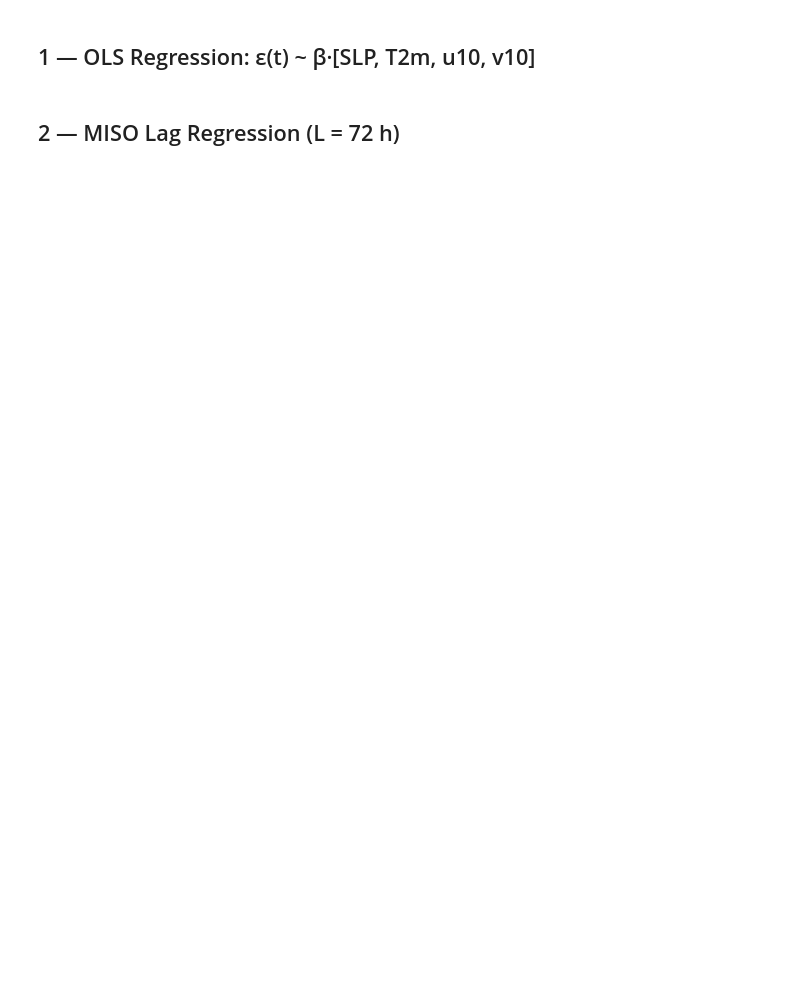
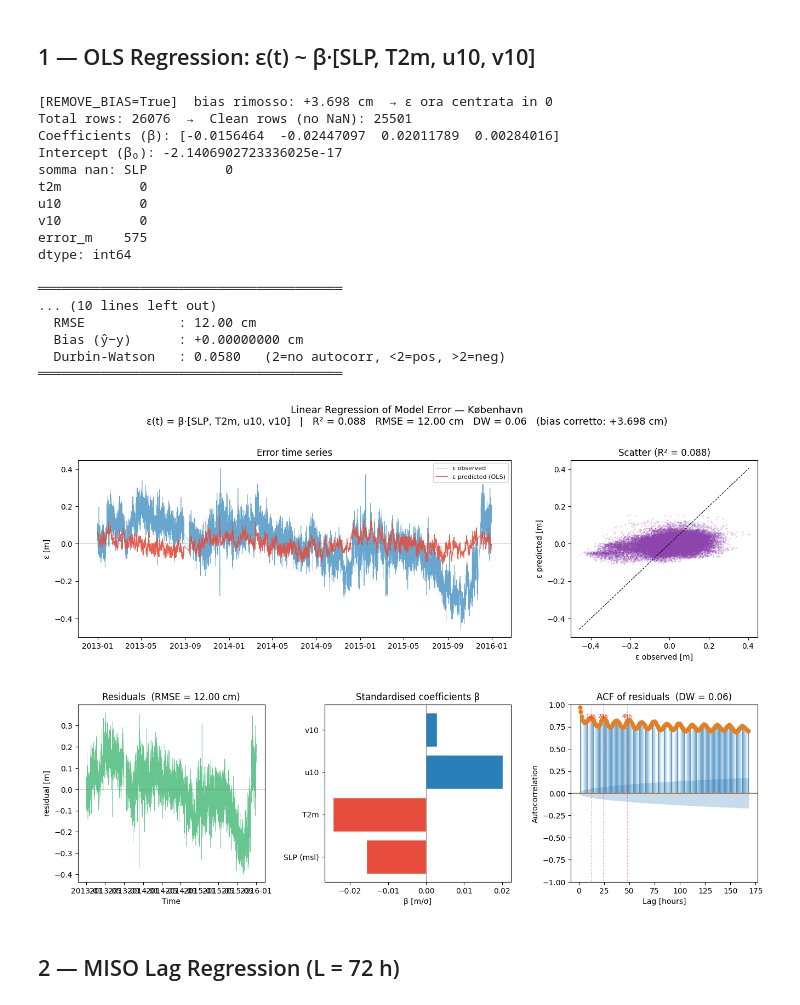
Before and after one commit to caroniico/Master-tesi, a Jupyter notebook: Regression methods.ipynb, the cells around one changed output. Cells and saved outputs as stored; diff of their text form; code cells hidden in the pictures; blank space fills up the shorter version.

```diff
--- a/Regression methods.ipynb
+++ b/Regression methods.ipynb
@@ -2,5 +3,6 @@
 ## 1 — OLS Regression: ε(t) ~ β·[SLP, T2m, u10, v10]
 # %%
+
 import numpy as np
 import pandas as pd
 import matplotlib.pyplot as plt
@@ -10,25 +12,41 @@ from sklearn.preprocessing import StandardScaler
 from statsmodels.graphics.tsaplots import plot_acf
 from statsmodels.stats.stattools import durbin_watson
 
+# ════════════════════════════════════════════════════════════════════════
+#  USER PARAMETERS — OLS
+# ════════════════════════════════════════════════════════════════════════
+REMOVE_BIAS = True   # True  → sottrae la media temporale di (Model − TG)
+                     #          calcolata sul periodo 2013-2015 prima della regressione
+                     # False → usa ε grezza (Model − TG_obs) senza correzione
+# ════════════════════════════════════════════════════════════════════════
+
 # ── Load København ──────────────────────────────────────────────────────
 df = pd.read_parquet(
-    "/home/nicaro/Python_project/data/per_station/station_30336_Kobenhavn.parquet"
+    "/Users/nicolocaron/Desktop/MASTER PROJECT/data/per_station/station_30336_Kobenhavn.parquet"
 )
 
 df_subset = df[
     df["time"].between("2013-01-01", "2015-12-31")
 ]
 
+# ── Compute error ε(t) = Model − TG_obs ─────────────────────────────────
+df_subset = df_subset.copy()
+df_subset["error_m"] = df_subset["forcoast_p82_m"] - df_subset["tg_obs_m"]
 
-# ── Target: model error ε(t) = FORCOAST − TG_obs ──────────────────────
-df_subset["error_m"] = df_subset["forcoast_p82_m"] - df_subset["tg_obs_m"]
+# ── Bias correction ──────────────────────────────────────────────────────
+mean_bias = df_subset["error_m"].mean()   # media temporale di ε sul periodo
+if REMOVE_BIAS:
+    df_subset["error_m"] = df_subset["error_m"] - mean_bias
+    print(f"[REMOVE_BIAS=True]  bias rimosso: {mean_bias*100:+.3f} cm  → ε ora centrata in 0")
+else:
+    print(f"[REMOVE_BIAS=False] bias NON rimosso: {mean_bias*100:+.3f} cm")
 
 # ── Features: atmospheric forcings ─────────────────────────────────────
 features = ["SLP", "t2m", "u10", "v10"]
 feature_labels = ["SLP (msl)", "T2m", "u10", "v10"]
 
 # Drop rows where any feature or target is NaN
-df_clean = df_subset[features + ["error_m", "time", "tg_obs_m", "forcoast_p82_m"]].dropna() #dobbiamo usare 0 (di default) perche droppa tutta la riga.
+df_clean = df_subset[features + ["error_m", "time", "tg_obs_m", "forcoast_p82_m"]].dropna()
 print(f"Total rows: {len(df_subset)}  →  Clean rows (no NaN): {len(df_clean)}")
 
 X = df_clean[features].values
@@ -36,7 +54,7 @@ y = df_clean["error_m"].values
 
 # Standardise features (zero mean, unit variance)
 scaler = StandardScaler()
-X_scaled = scaler.fit_transform(X) # fit transfrom: per ogni colonna calcola media e std, poi opera (xij-media)/std
+X_scaled = scaler.fit_transform(X)
 
 # ── OLS linear regression ───────────────────────────────────────────────
 model = LinearRegression()
@@ -51,13 +69,15 @@ residuals = y - y_pred
 rmse = np.sqrt(mean_squared_error(y, y_pred))
 r2   = r2_score(y, y_pred)
 bias = float(y_pred.mean() - y.mean())
-dw   = durbin_watson(residuals)   # Durbin-Watson statistic
+dw   = durbin_watson(residuals)
 
 print(f'somma nan: {df_subset[features + ["error_m"]].isna().sum()}')
 
+bias_tag = f"(bias corretto: {mean_bias*100:+.3f} cm)" if REMOVE_BIAS else "(bias NON rimosso)"
+
 # ── Print results ───────────────────────────────────────────────────────
 print("\n═══════════════════════════════════════")
-print("  Linear regression:  ε(t) ~ β·X(t)")
+print(f"  Linear regression:  ε(t) ~ β·X(t)  {bias_tag}")
 print("  Station: København")
 print("═══════════════════════════════════════")
 print(f"  Intercept (β₀)  : {model.intercept_:+.5f} m")
@@ -75,16 +95,14 @@ t = pd.to_datetime(df_clean["time"])
 
 fig = plt.figure(figsize=(16, 10))
 fig.suptitle(
-    "Linear Regression of Model Error — København\n"
+    f"Linear Regression of Model Error — København\n"
     f"ε(t) = β·[SLP, T2m, u10, v10]   |   R² = {r2:.3f}   "
-    f"RMSE = {rmse*100:.2f} cm   DW = {dw:.2f}",
+    f"RMSE = {rmse*100:.2f} cm   DW = {dw:.2f}   {bias_tag}",
     fontsize=13,
 )
 
-# Layout: 2 righe — top ha 2 pannelli, bottom ha 3
 gs = fig.add_gridspec(2, 3, hspace=0.38, wspace=0.32)
 
-# ── Panel 1 (top-left span 2 cols): ε(t) observed vs predicted ──────────
 ax1 = fig.add_subplot(gs[0, :2])
 ax1.plot(t, y,      color="#2980B9", lw=0.5, alpha=0.7, label="ε observed")
 ax1.plot(t, y_pred, color="#E74C3C", lw=0.8, alpha=0.9, label="ε predicted (OLS)")
@@ -93,7 +111,6 @@ ax1.set_title("Error time series")
 ax1.set_ylabel("ε [m]")
 ax1.legend(fontsize=8)
 
-# ── Panel 2 (top-right): scatter ────────────────────────────────────────
 ax2 = fig.add_subplot(gs[0, 2])
 lims = [min(y.min(), y_pred.min()), max(y.max(), y_pred.max())]
 ax2.scatter(y, y_pred, s=1, alpha=0.2, color="#8E44AD")
@@ -102,7 +119,6 @@ ax2.set_xlabel("ε observed [m]")
 ax2.set_ylabel("ε predicted [m]")
 ax2.set_title(f"Scatter (R² = {r2:.3f})")
 
-# ── Panel 3 (bottom-left): residuals over time ──────────────────────────
 ax3 = fig.add_subplot(gs[1, 0])
 ax3.plot(t, residuals, color="#27AE60", lw=0.4, alpha=0.7)
 ax3.axhline(0, color="grey", lw=0.5, ls="--")
@@ -110,43 +126,56 @@ ax3.set_title(f"Residuals  (RMSE = {rmse*100:.2f} cm)")
 ax3.set_ylabel("residual [m]")
 ax3.set_xlabel("Time")
 
-# ── Panel 4 (bottom-centre): standardised β bar chart ───────────────────
 ax4 = fig.add_subplot(gs[1, 1])
 colors = ["#E74C3C" if c < 0 else "#2980B9" for c in model.coef_]
 ax4.barh(feature_labels, model.coef_, color=colors, edgecolor="white")
 ax4.axvline(0, color="grey", lw=0.8)
 ax4.set_title("Standardised coefficients β")
 ax4.set_xlabel("β [m/σ]")
 
-# ── Panel 5 (bottom-right): ACF of residuals ────────────────────────────
 ax5 = fig.add_subplot(gs[1, 2])
-
-# Numero di lag: max 168 (1 settimana se dati orari) o 10% della serie
 n_lags = min(168, len(residuals) // 10)
-
 plot_acf(
     residuals,
     lags=n_lags,
     ax=ax5,
-    alpha=0.05,           # banda di confidenza al 95%
+    alpha=0.05,
     color="#E67E22",
     vlines_kwargs={"lw": 0.5},
-    zero=False,           # non mostrare il lag 0 (sempre = 1)
+    zero=False,
     title=""
 )
 ax5.set_title(f"ACF of residuals  (DW = {dw:.2f})")
 ax5.set_xlabel("Lag [hours]")
 ax5.set_ylabel("Autocorrelation")
 ax5.axhline(0, color="grey", lw=0.5, ls="--")
 
-# Aggiungi linee verticali per periodicità notevoli (dati orari)
 for lag, label in [(12, "12h"), (24, "24h"), (48, "48h")]:
     if lag <= n_lags:
         ax5.axvline(lag, color="red", lw=0.7, ls=":", alpha=0.6)
         ax5.text(lag, ax5.get_ylim()[1]*0.85, label,
                  fontsize=7, color="red", ha="center")
 
 plt.show()
+# %% [output]
+[REMOVE_BIAS=True]  bias rimosso: +3.698 cm  → ε ora centrata in 0
+Total rows: 26076  →  Clean rows (no NaN): 25501
+Coefficients (β): [-0.0156464  -0.02447097  0.02011789  0.00284016]
+Intercept (β₀): -2.1406902723336025e-17
+somma nan: SLP          0
+t2m          0
+u10          0
+v10          0
+error_m    575
+dtype: int64
+
+═══════════════════════════════════════
+... (10 lines left out)
+  RMSE            : 12.00 cm
+  Bias (ŷ−y)      : +0.00000000 cm
+  Durbin-Watson   : 0.0580   (2=no autocorr, <2=pos, >2=neg)
+═══════════════════════════════════════
+[figure, added]
 # %% [markdown]
 ## 2 — MISO Lag Regression (L = 72 h)
 # %%
```
Also changed, not shown: parts of 6 cells of this notebook, 25 other files.
